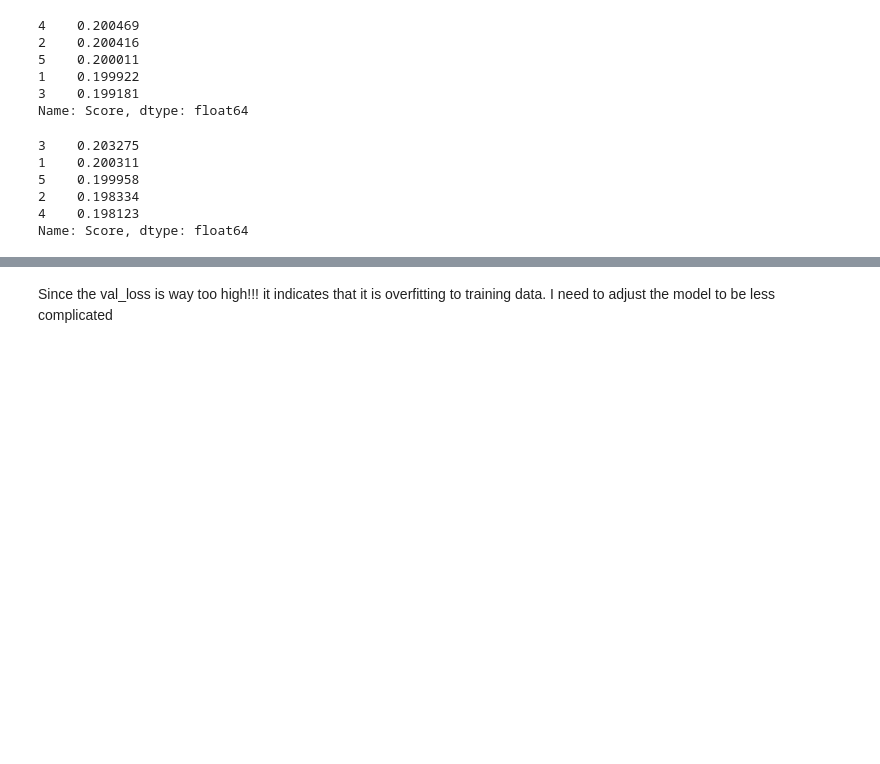
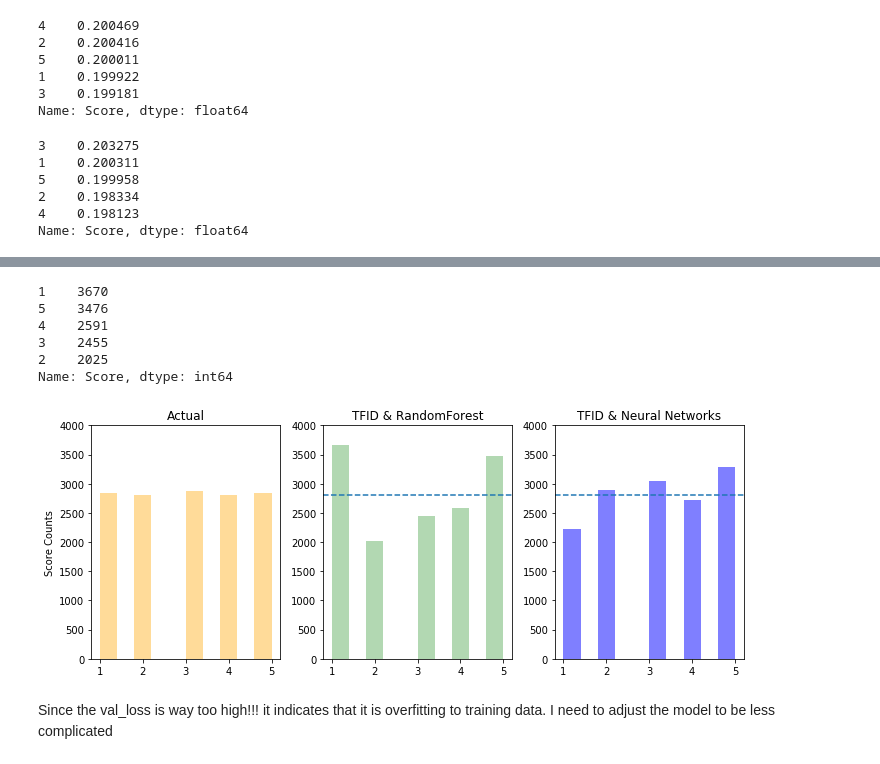
Before and after one commit to EllyKyles/amazon_review_analysis, a Jupyter notebook: neural_network/ANN_TFID_1.ipynb, the cells around one changed output, grey strips where cells are left out. Drawn from its saved outputs; the diff is of its cells as text; code cells hidden in the pictures; blank space fills up the shorter version.

```diff
--- a/neural_network/ANN_TFID_1.ipynb
+++ b/neural_network/ANN_TFID_1.ipynb
@@ -397,3 +506,38 @@ Epoch 30/30
+# %%
+import random
+l = [1, 2, 3, 4, 5]
+rf=random.choices(l, k=14217, weights=[0.25933741, 0.14159105, 0.17014841, 0.18055849, 0.24836463])
+# %%
+rf_df = pd.DataFrame(rf, columns =['Score'])
+rf_df['Score'].value_counts()
+# %% [output]
+1    3670
+5    3476
+4    2591
+3    2455
+2    2025
+Name: Score, dtype: int64
+# %%
+fig, axs = plt.subplots(nrows = 1, ncols =3, figsize = (10,4))
+
+axs[0].hist(y_test, label = 'Actual', alpha = 0.4, color = 'orange', )
+axs[0].set_title("Actual")
+axs[0].set_ylim((0, 4000))
+axs[0].set_ylabel('Score Counts')
+axs[2].hist(test_ann_balance_df['ann_y'], alpha = 0.5, label = 'TFID & Neural Networks', color = 'blue')
+axs[2].set_title('TFID & Neural Networks')
+axs[2].set_ylim((0, 4000))
+axs[2].axhline(2800,linestyle = '--') # <- actual 5 counts
+#axs[2].axhline(5033,linestyle = '--') # < - actual 1 counts
+axs[1].hist(rf_df['Score'], alpha = 0.3, label = 'TFID & RandomForest', color = 'green')
+axs[1].set_title('TFID & RandomForest')
+axs[1].set_ylim((0, 4000))
+axs[1].axhline(2800, linestyle = '--')
+#axs[1].axhline(5033,linestyle = '--')
+plt.tight_layout();
+plt.savefig('balanced_result.png')
+# %% [output]
+[figure, added]
 # %% [markdown]
 Since the val_loss is way too high!!! it indicates that it is overfitting to training data. I need to adjust the model to be less complicated
 # %%
```
Also changed, not shown: parts of 15 cells of this notebook, 5 other files.
